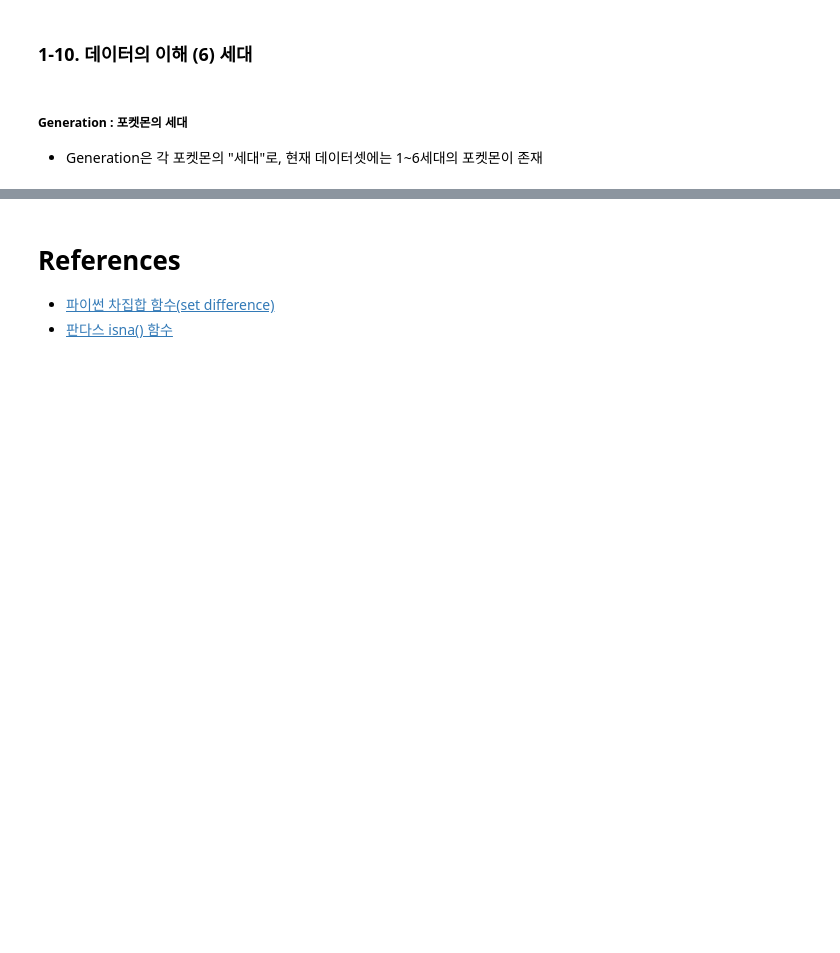
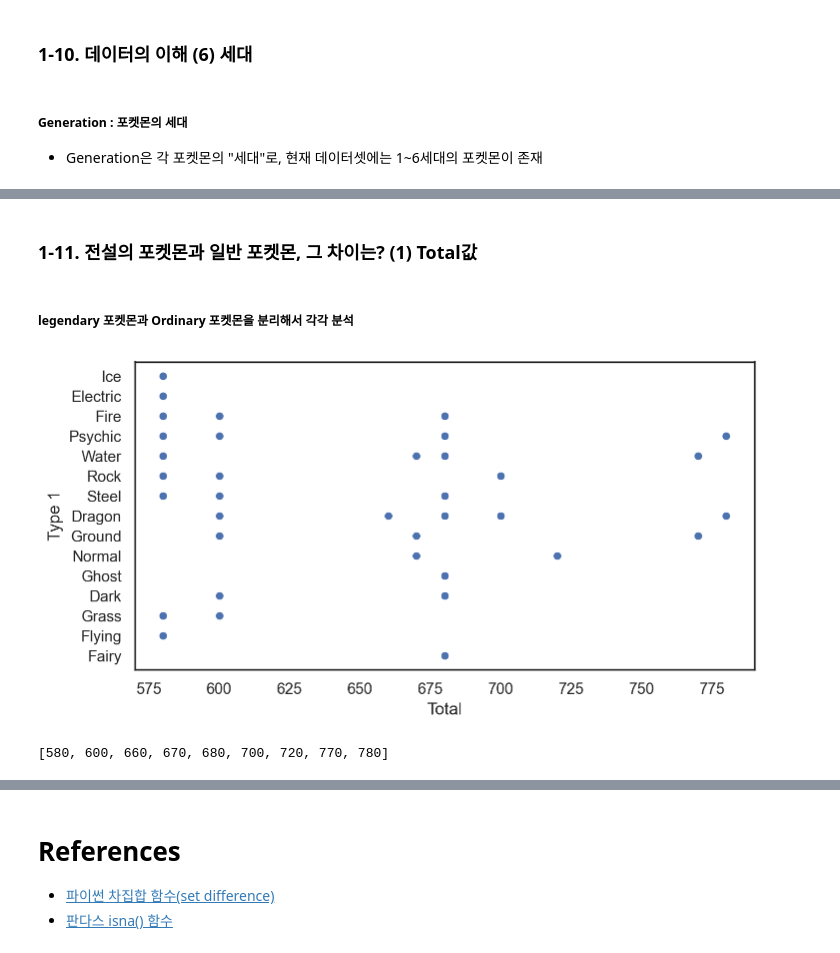
Before and after one commit to shualoalumin/AIFFEL_quest_cr, a Jupyter notebook: MainQuest/Quest02/MainQuest02_Pokemon.ipynb, the cells around one changed output, grey strips where cells are left out. Drawn from its saved outputs; the diff is of its cells as text; code cells hidden in the pictures; blank space fills up the shorter version.

```diff
--- a/MainQuest/Quest02/MainQuest02_Pokemon.ipynb
+++ b/MainQuest/Quest02/MainQuest02_Pokemon.ipynb
@@ -355,0 +354,16 @@ plt.show()
+# %% [markdown]
+### 1-11. 전설의 포켓몬과 일반 포켓몬, 그 차이는? (1) Total값
+# %% [markdown]
+##### legendary 포켓몬과 Ordinary 포켓몬을 분리해서 각각 분석
+# %%
+fig, ax = plt.subplots()
+fig.set_size_inches(8, 4)
+
+sns.scatterplot(data=legendary, y="Type 1", x="Total")
+plt.show()
+# %% [output]
+[figure, added]
+# %%
+print(sorted(list(set(legendary["Total"]))))
+# %% [output]
+[580, 600, 660, 670, 680, 700, 720, 770, 780]
```
Also changed, not shown: parts of 3 cells of this notebook.
